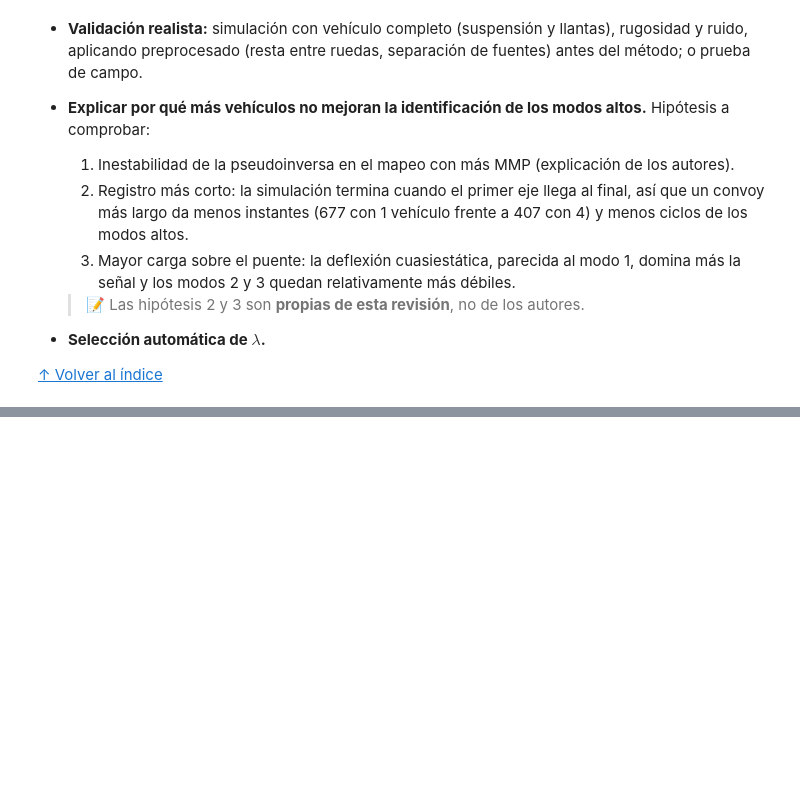
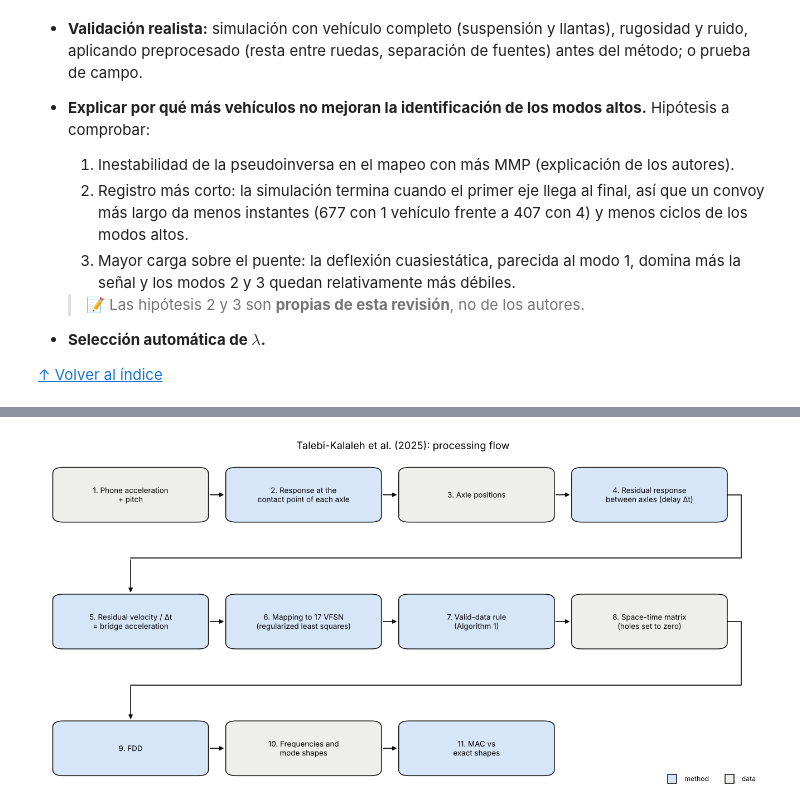
Before and after one commit to 25adiaz-apps/assignment-3-machine-learning, a Jupyter notebook: literature-review/revision-papers/resumenes_papers.ipynb, the cells around one changed output, grey strips where cells are left out. Saved outputs shown, nothing was run; the diff lists cells and outputs as text; code cells hidden in the pictures; blank space fills up the shorter version.

```diff
--- a/literature-review/revision-papers/resumenes_papers.ipynb
+++ b/literature-review/revision-papers/resumenes_papers.ipynb
@@ -611,0 +633,54 @@ plt.show()
+# %%
+# Figure 1: Talebi-Kalaleh et al. (2025) processing flow (three rows of four boxes)
+LIGHT_GRAY, LIGHT_BLUE = "#eeeeec", "#d6e6f8"
+flow_talebi = [
+    ("Phone acceleration\n+ pitch", LIGHT_GRAY),
+    ("Response at the\ncontact point of each axle", LIGHT_BLUE),
+    ("Axle positions", LIGHT_GRAY),
+    ("Residual response\nbetween axles (delay Δt)", LIGHT_BLUE),
+    ("Residual velocity / Δt\n= bridge acceleration", LIGHT_BLUE),
+    ("Mapping to 17 VFSN\n(regularized least squares)", LIGHT_BLUE),
+    ("Valid-data rule\n(Algorithm 1)", LIGHT_BLUE),
+    ("Space-time matrix\n(holes set to zero)", LIGHT_GRAY),
+    ("FDD", LIGHT_BLUE),
+    ("Frequencies and\nmode shapes", LIGHT_GRAY),
+    ("MAC vs\nexact shapes", LIGHT_BLUE),
+]
+box_w, box_h, n_cols = 0.86, 0.5, 4
+row_y = [3.0, 1.75, 0.5]
+col_x = [0.5, 1.5, 2.5, 3.5]
+
+fig, ax = plt.subplots(figsize=(12, 6))
+centres = []
+for i, (label, color) in enumerate(flow_talebi):
+    cx, cy = col_x[i % n_cols], row_y[i // n_cols]
+    centres.append((cx, cy))
+    ax.add_patch(patches.FancyBboxPatch((cx - box_w / 2, cy - box_h / 2), box_w, box_h,
+                                        boxstyle="round,pad=0.02,rounding_size=0.06",
+                                        facecolor=color, edgecolor=COLOR_TRUE, lw=1))
+    ax.text(cx, cy, f"{i + 1}. {label}", ha="center", va="center", fontsize=8.8)
+
+arrow = dict(arrowstyle="-|>", color=COLOR_TRUE, lw=1.1)
+for i in range(len(flow_talebi) - 1):
+    (x0, y0), (x1, y1) = centres[i], centres[i + 1]
+    if (i + 1) % n_cols:                                   # same row: straight arrow
+        ax.annotate("", xy=(x1 - box_w / 2 - 0.02, y1), xytext=(x0 + box_w / 2 + 0.02, y0),
+                    arrowprops=arrow)
+    else:                                                  # end of row: right, down, left, down
+        x_right, y_mid = col_x[-1] + box_w / 2 + 0.1, (y0 + y1) / 2
+        ax.plot([x0 + box_w / 2 + 0.02, x_right, x_right, x1, x1],
+                [y0, y0, y_mid, y_mid, y_mid], color=COLOR_TRUE, lw=1.1)
+        ax.annotate("", xy=(x1, y1 + box_h / 2 + 0.02), xytext=(x1, y_mid), arrowprops=arrow)
+ax.plot([], [], "s", ms=10, color=LIGHT_BLUE, mec=COLOR_TRUE, label="method")
+ax.plot([], [], "s", ms=10, color=LIGHT_GRAY, mec=COLOR_TRUE, label="data")
+ax.legend(loc="lower right", fontsize=8, ncol=2)
+
+ax.set_xlim(0, 4.15)
+ax.set_ylim(0.1, 3.4)
+ax.axis("off")
+ax.set_title("Talebi-Kalaleh et al. (2025): processing flow")
+fig.tight_layout()
+fig.savefig(FIG_DIR / "talebi2025_flujo.png", dpi=150, bbox_inches="tight")
+plt.show()
+# %% [output]
+[figure, added]
```
Also changed, not shown: parts of 17 cells of this notebook, 4 other files.
